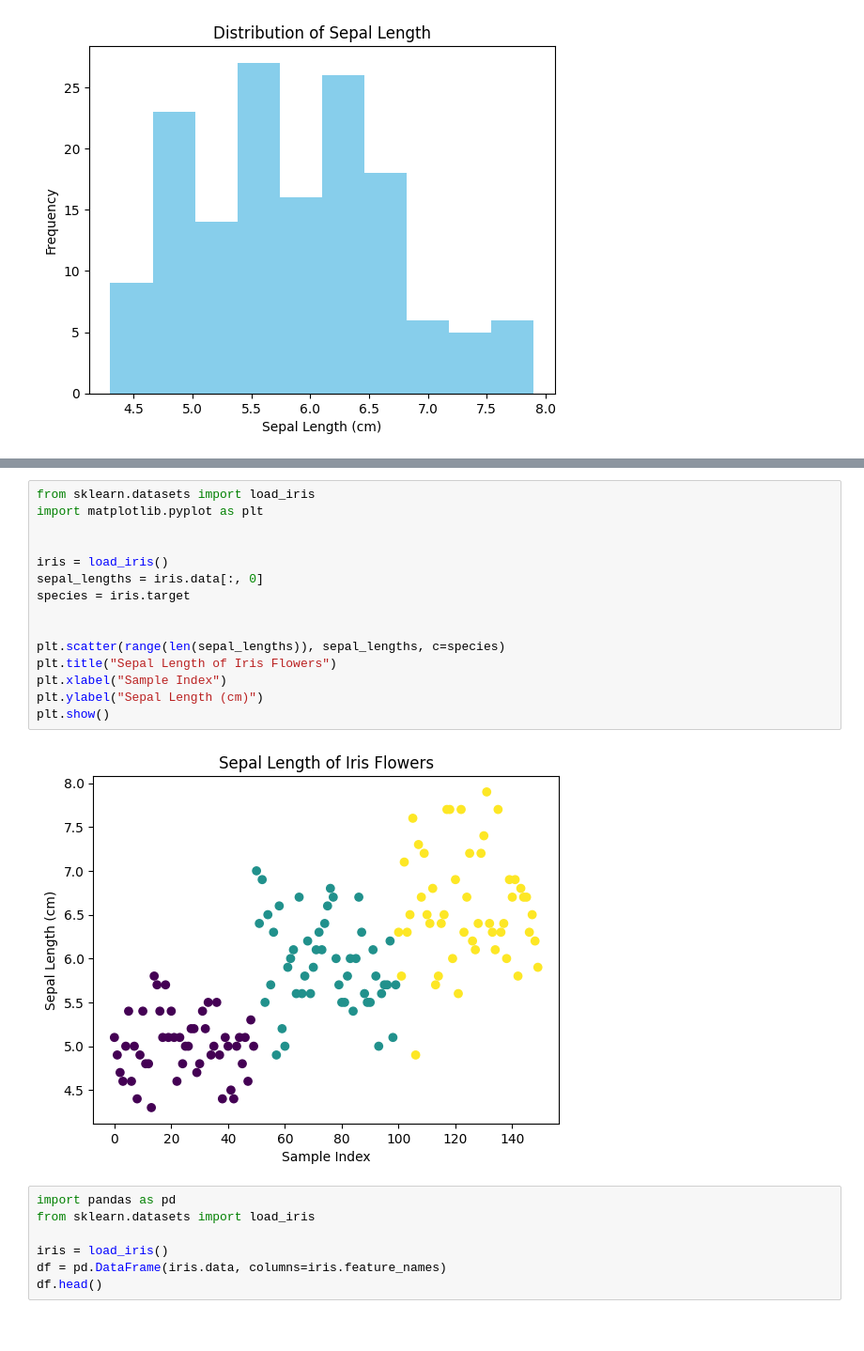
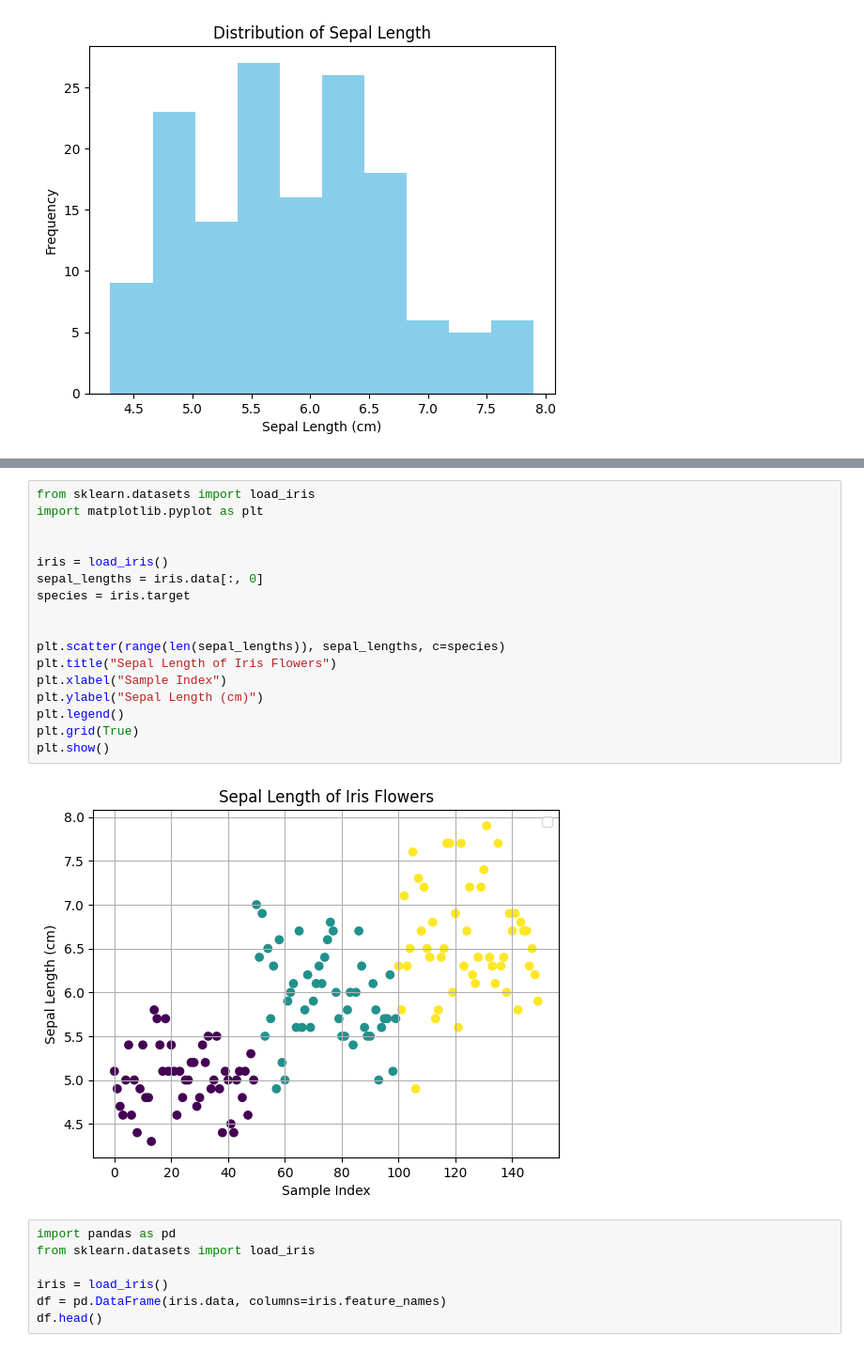
Before and after one commit to shivakumar8660/shivab1, a Jupyter notebook: shivakumar_AIML_lab.ipynb, the cells around one changed output, grey strips where cells are left out. Shown at 94% size. Drawn from its saved outputs; the diff is of its cells as text.

```diff
--- a/shivakumar_AIML_lab.ipynb
+++ b/shivakumar_AIML_lab.ipynb
@@ -1484,20 +1455,22 @@ plt.show()
 # %%
 from sklearn.datasets import load_iris
 import matplotlib.pyplot as plt
 
 
 iris = load_iris()
 sepal_lengths = iris.data[:, 0]
 species = iris.target
 
 
 plt.scatter(range(len(sepal_lengths)), sepal_lengths, c=species)
 plt.title("Sepal Length of Iris Flowers")
 plt.xlabel("Sample Index")
 plt.ylabel("Sepal Length (cm)")
+plt.legend()
+plt.grid(True)
 plt.show()
 # %% [output]
-[figure, old version]
+[figure, new version]
 # %%
 import pandas as pd
 from sklearn.datasets import load_iris
```
Also changed, not shown: parts of 21 cells of this notebook.
